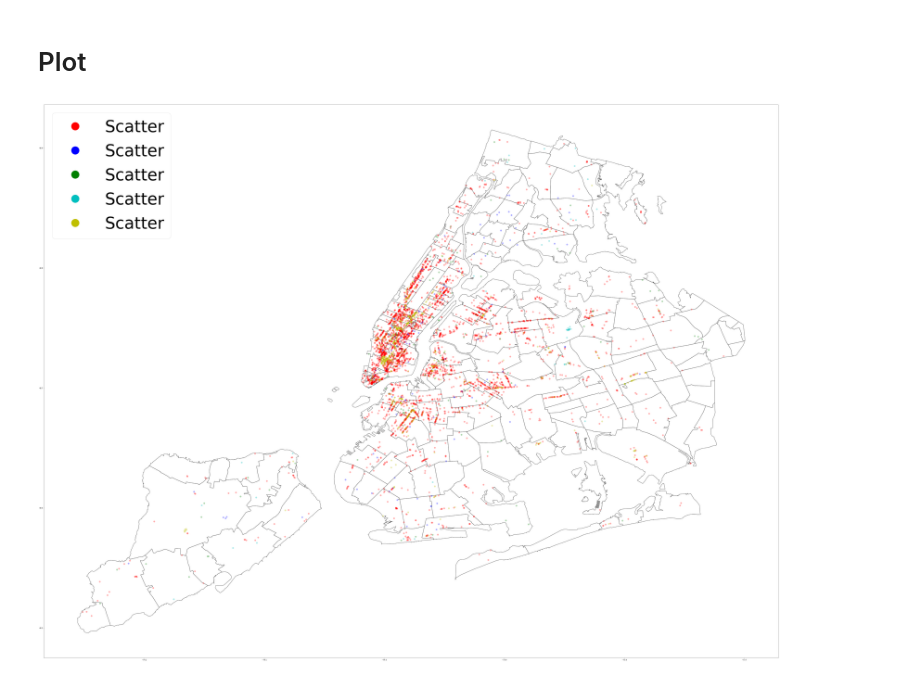
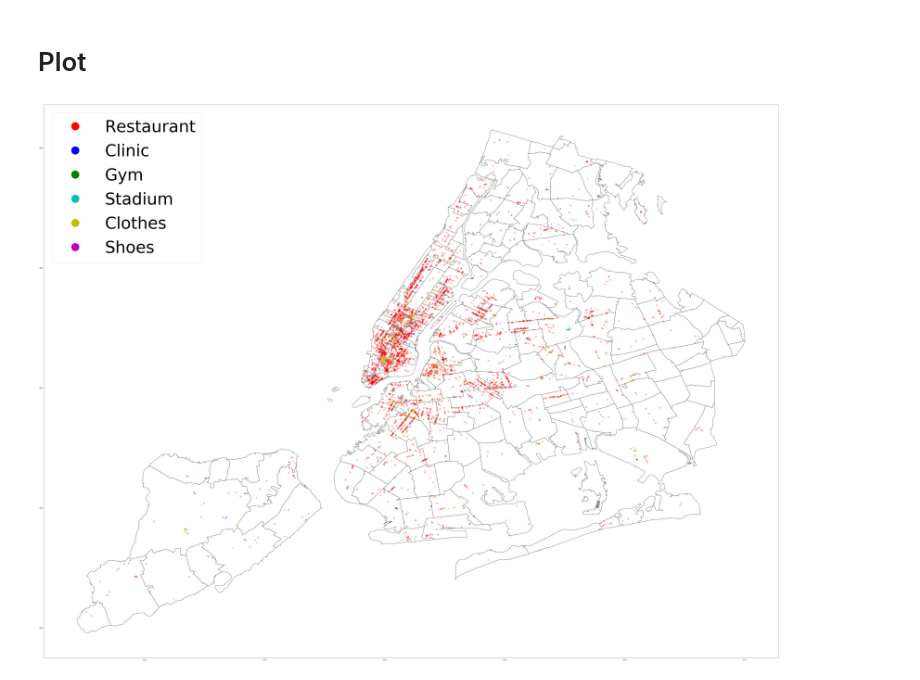
Before and after one commit to pinhao1994/ads-on-the-run, a Jupyter notebook: openstreetmap/Data_from_OSM.ipynb, the cells around one changed output. Cells and saved outputs as stored; diff of their text form; code cells hidden in the pictures.

Commit message:
sjoin&plot

```diff
--- a/openstreetmap/Data_from_OSM.ipynb
+++ b/openstreetmap/Data_from_OSM.ipynb
@@ -241,3 +253,5 @@ stadium_with_codes = sjoin(geopd_stadium, newyorkcity, how='inner')
 clothes_with_codes = sjoin(geopd_clothes, newyorkcity, how='inner')
 # %%
 #clothes_with_codes
+# %%
+shoes_with_codes = sjoin(geopd_shoes, newyorkcity, how='inner')
@@ -246,19 +262,21 @@ clothes_with_codes = sjoin(geopd_clothes, newyorkcity, how='inner')
 # %%
 fig, ax = plt.subplots(figsize = (80,80))
 ax.set_aspect('equal')
 newyorkcity.plot(ax=ax,color = 'white', edgecolor ='black')
 restaurant_with_codes.plot(ax=ax, c='r',alpha = 0.3, markersize = 80)
 clinic_with_codes.plot(ax=ax, c='b',alpha = 0.3, markersize = 80)
 gym_with_codes.plot(ax=ax, c='g',alpha = 0.3, markersize = 80)
 stadium_with_codes.plot(ax=ax, c='c',alpha = 0.3, markersize = 80)
 clothes_with_codes.plot(ax=ax, c='y',alpha = 0.3, markersize = 80)
-legend_elements = [Line2D([0], [0], marker='o', color='white', markerfacecolor="r", label='Scatter', markersize=50),
-                   Line2D([0], [0], marker='o', color='white', markerfacecolor="b", label='Scatter', markersize=50),
-                   Line2D([0], [0], marker='o', color='white', markerfacecolor="g", label='Scatter', markersize=50),
-                   Line2D([0], [0], marker='o', color='white', markerfacecolor="c", label='Scatter', markersize=50),
-                   Line2D([0], [0], marker='o', color='white', markerfacecolor="y",label='Scatter', markersize=50)]
+shoes_with_codes.plot(ax=ax, c='m',alpha = 0.3, markersize = 80)
+legend_elements = [Line2D([0], [0], marker='o', color='white', markerfacecolor="r", label='Restaurant', markersize=50),
+                   Line2D([0], [0], marker='o', color='white', markerfacecolor="b", label='Clinic', markersize=50),
+                   Line2D([0], [0], marker='o', color='white', markerfacecolor="g", label='Gym', markersize=50),
+                   Line2D([0], [0], marker='o', color='white', markerfacecolor="c", label='Stadium', markersize=50),
+                   Line2D([0], [0], marker='o', color='white', markerfacecolor="y",label='Clothes', markersize=50),
+                   Line2D([0], [0], marker='o', color='white', markerfacecolor="m",label='Shoes', markersize=50)]
 ax.legend(handles=legend_elements, loc='upper left', prop={'size': 100})
 
 plt.show()
 # %% [output]
-[figure, old version]
+[figure, new version]
```
Also changed, not shown: parts of 7 cells of this notebook, 6 other files.
